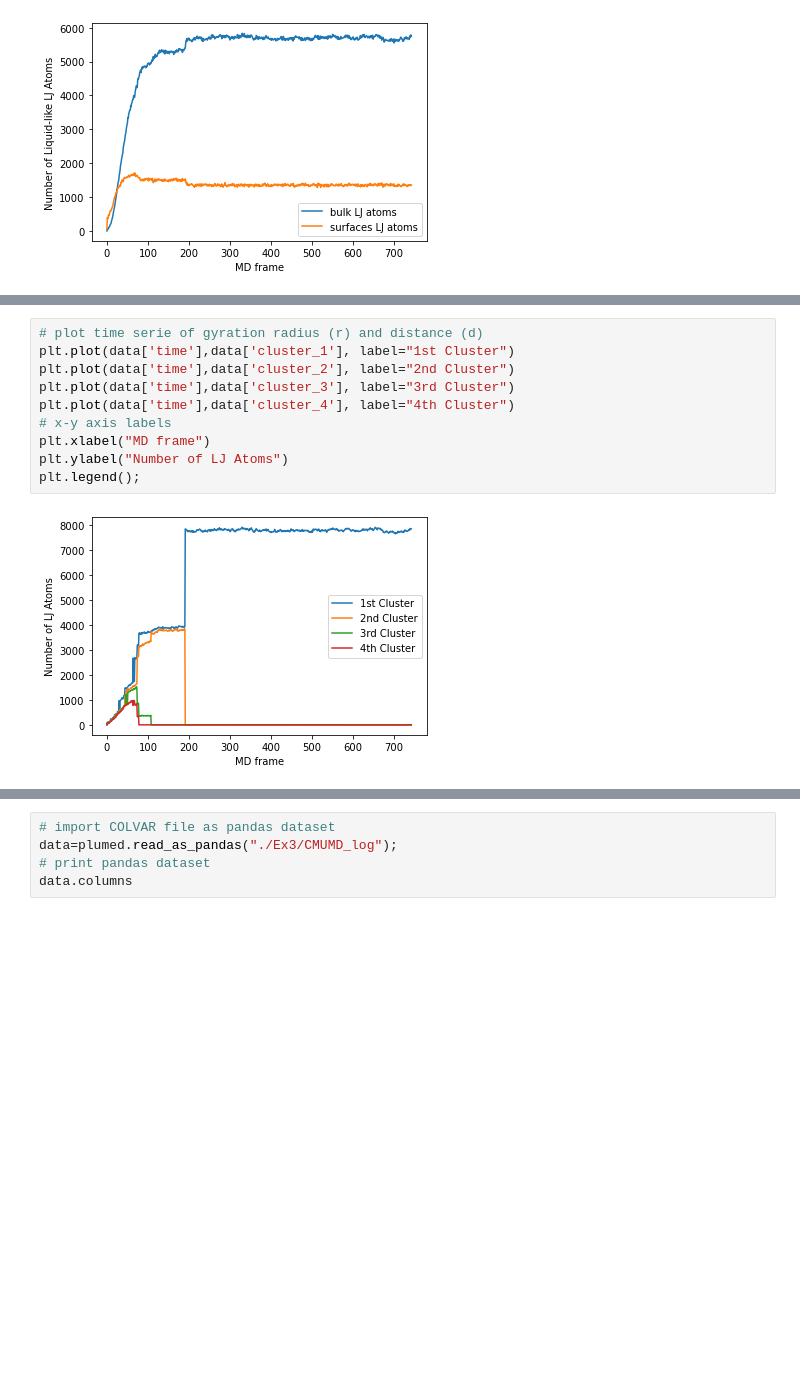
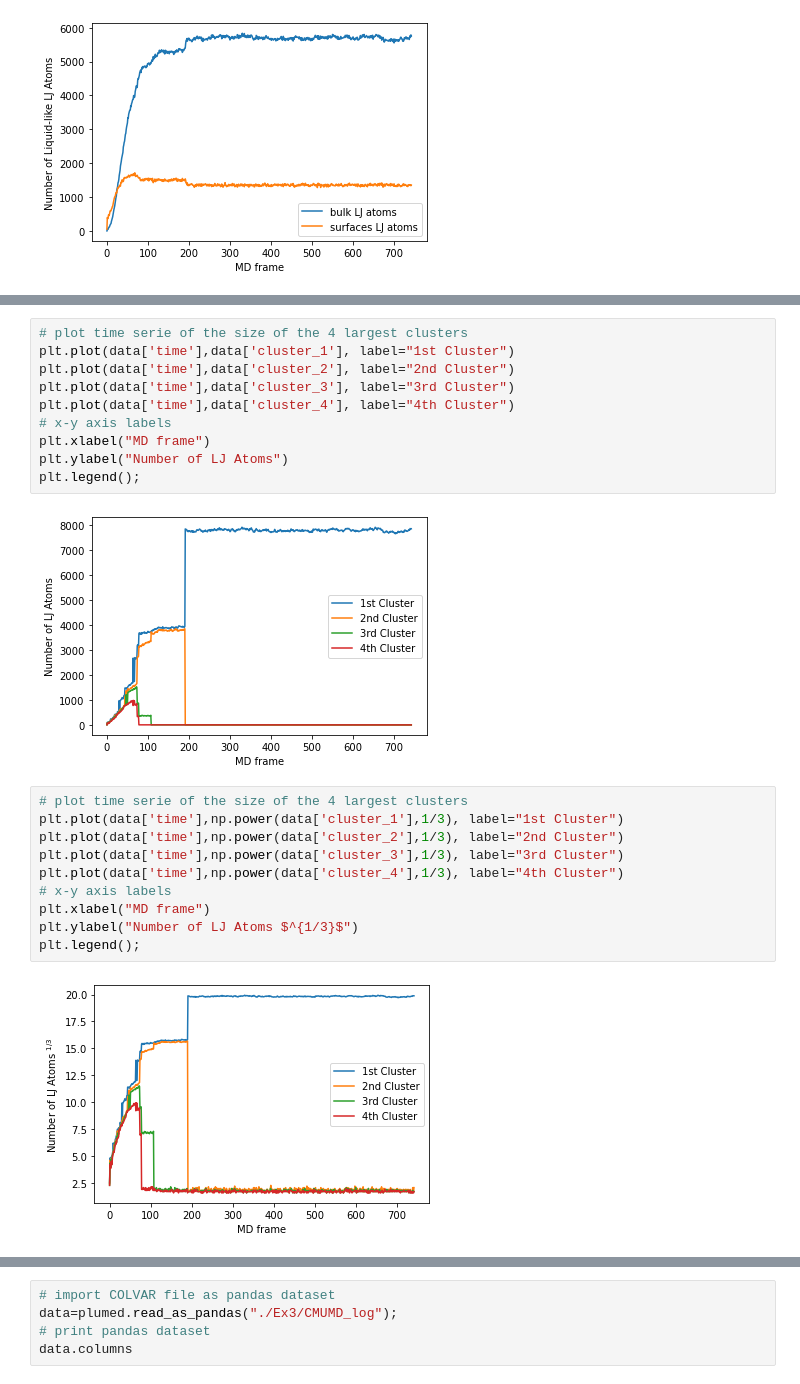
Before and after one commit to mme-ucl/PLUMED_MClass_22-08, a Jupyter notebook: Solution/Solution.ipynb, the cells around one changed output, grey strips where cells are left out. Cells and saved outputs as stored; diff of their text form; blank space fills up the shorter version.

```diff
--- a/Solution/Solution.ipynb
+++ b/Solution/Solution.ipynb
@@ -96,7 +180,7 @@ plt.legend();
 # %% [output]
 [figure]
 # %%
-# plot time serie of gyration radius (r) and distance (d)
+# plot time serie of the size of the 4 largest clusters
 plt.plot(data['time'],data['cluster_1'], label="1st Cluster")
 plt.plot(data['time'],data['cluster_2'], label="2nd Cluster")
 plt.plot(data['time'],data['cluster_3'], label="3rd Cluster")
@@ -107,6 +191,18 @@ plt.ylabel("Number of LJ Atoms")
 plt.legend();
 # %% [output]
 [figure]
+# %%
+# plot time serie of the size of the 4 largest clusters
+plt.plot(data['time'],np.power(data['cluster_1'],1/3), label="1st Cluster")
+plt.plot(data['time'],np.power(data['cluster_2'],1/3), label="2nd Cluster")
+plt.plot(data['time'],np.power(data['cluster_3'],1/3), label="3rd Cluster")
+plt.plot(data['time'],np.power(data['cluster_4'],1/3), label="4th Cluster")
+# x-y axis labels
+plt.xlabel("MD frame")
+plt.ylabel("Number of LJ Atoms $^{1/3}$")
+plt.legend();
+# %% [output]
+[figure, added]
 # %% [markdown]
 ### Do it on your own
 
```
Also changed, not shown: parts of 29 cells of this notebook, 13 other files.
